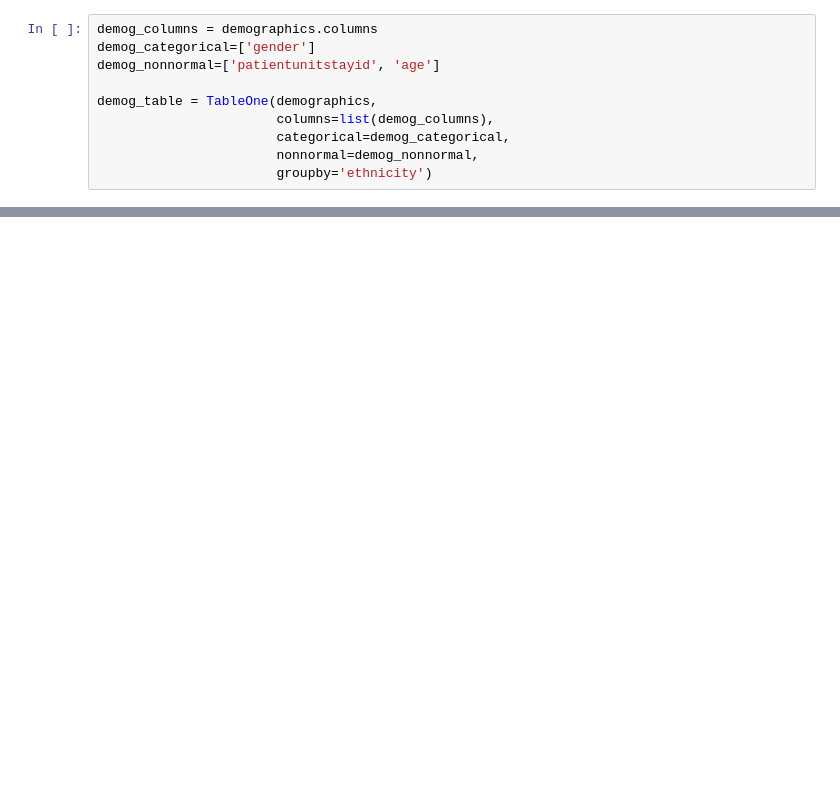
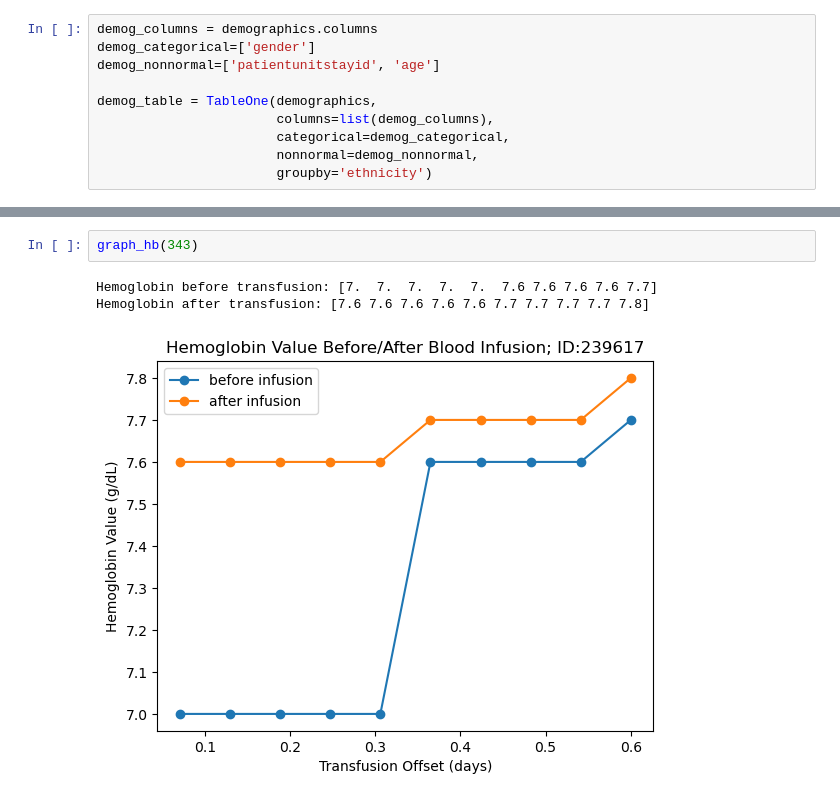
Before and after one commit to jhn-nt/hcrbct, a Jupyter notebook: bench.ipynb, the cells around one changed output, grey strips where cells are left out. Saved outputs shown, nothing was run; the diff lists cells and outputs as text; blank space fills up the shorter version.

```diff
--- a/bench.ipynb
+++ b/bench.ipynb
@@ -148,0 +324,6 @@ demog_table
+# %%
+graph_hb(343)
+# %% [output]
+Hemoglobin before transfusion: [7.  7.  7.  7.  7.  7.6 7.6 7.6 7.6 7.7]
+Hemoglobin after transfusion: [7.6 7.6 7.6 7.6 7.6 7.7 7.7 7.7 7.7 7.8]
+[figure, added]
```
Also changed, not shown: parts of 20 cells of this notebook.
